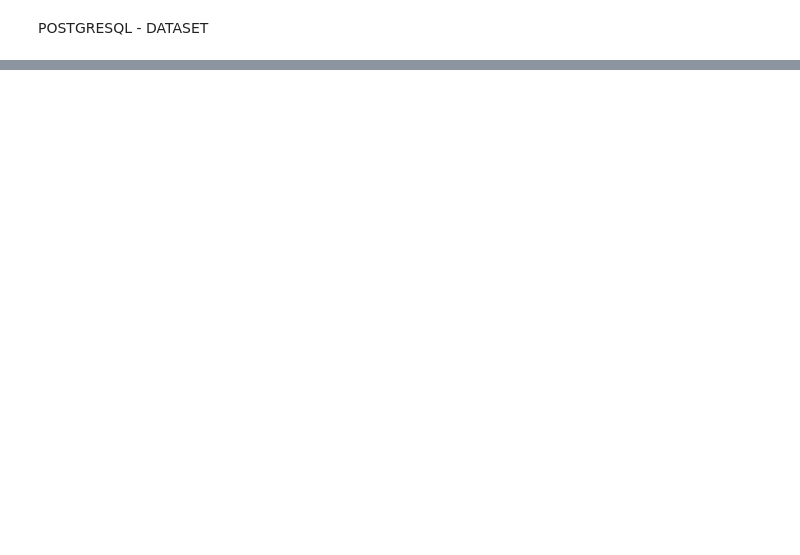
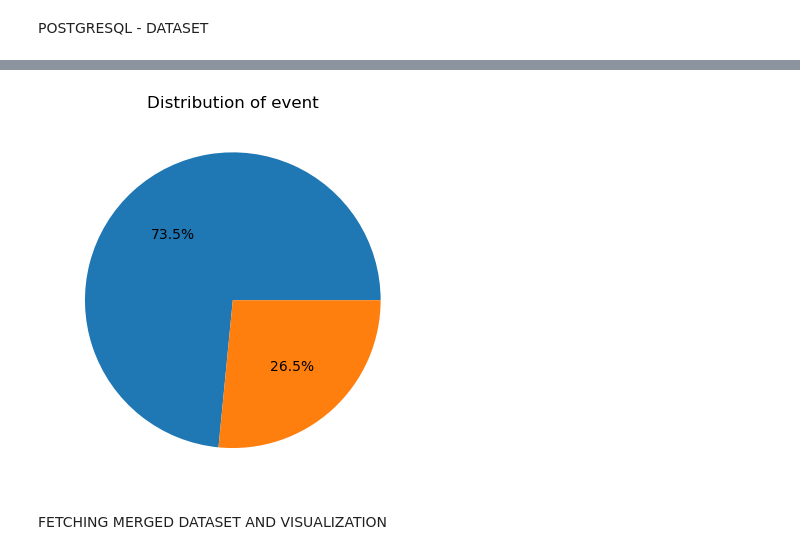
Before and after one commit to maansesharma/london-events-, a Jupyter notebook: my_data_set.ipynb, the cells around one changed output, grey strips where cells are left out. Saved outputs shown, nothing was run; the diff lists cells and outputs as text; code cells hidden in the pictures; blank space fills up the shorter version.

```diff
--- a/my_data_set.ipynb
+++ b/my_data_set.ipynb
@@ -395,0 +324,8 @@ conn = sqlalchemy.connect
+# %%
+plt.pie(dd['time_ff'].value_counts() , autopct= '%1.1f%%' )       #it is pie plot for for time frame distribution
+plt.title("Distribution of event")
+plt.show()
+# %% [output]
+[figure, added]
+# %% [markdown]
+FETCHING MERGED DATASET AND VISUALIZATION
```
Also changed, not shown: parts of 51 cells of this notebook, 1 other file.
